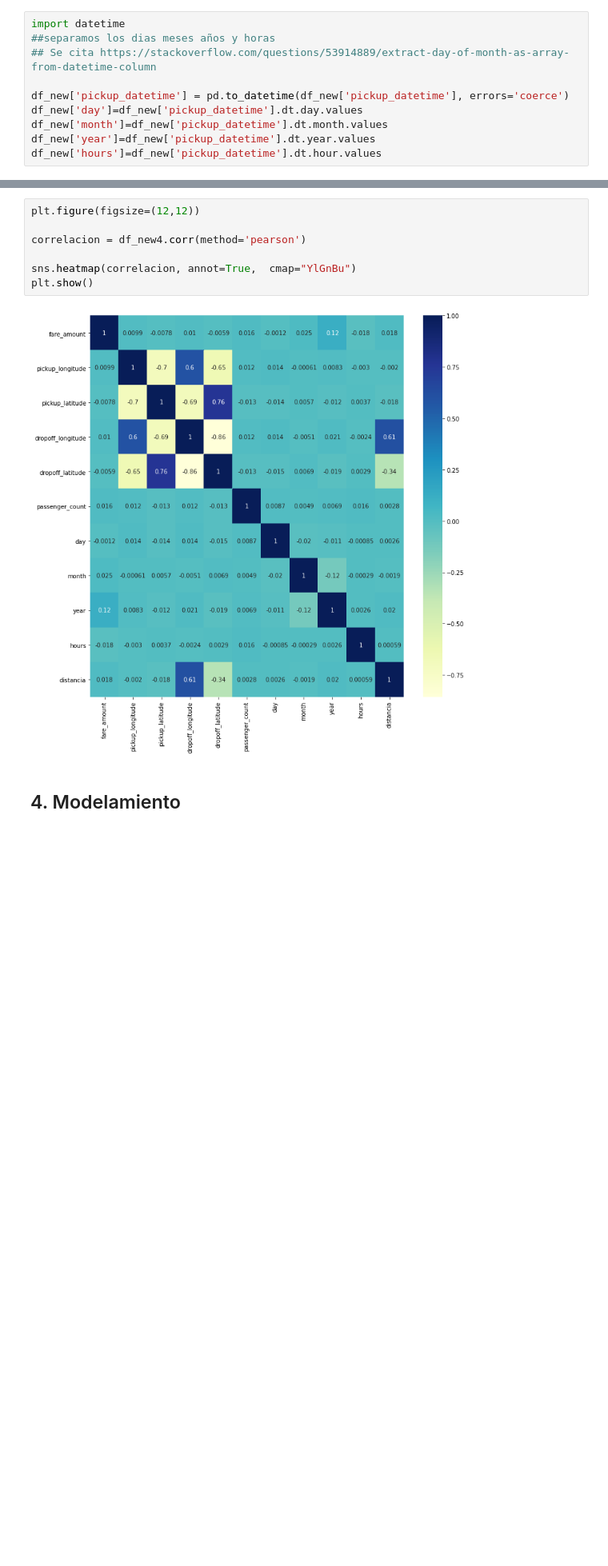
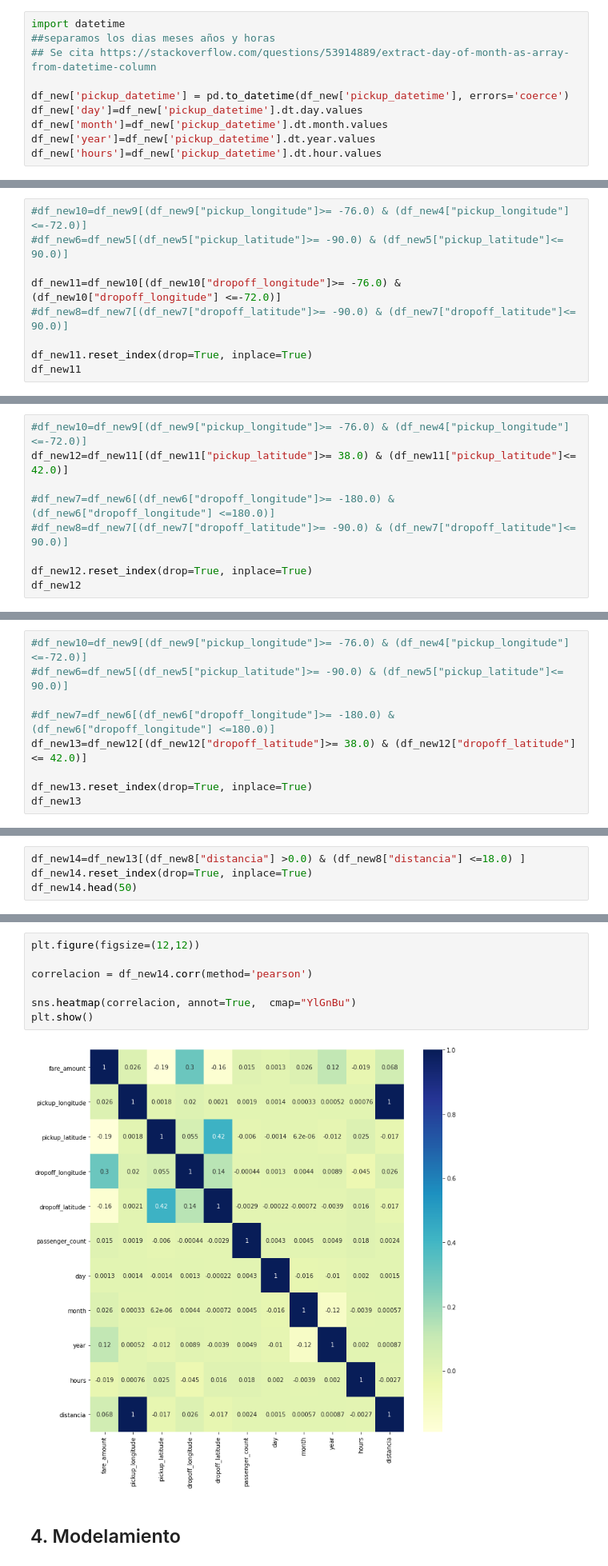
Before and after one commit to Sdann26/CC421-PC2, a Jupyter notebook: Proyecto.ipynb, the cells around one changed output, grey strips where cells are left out. Shown at 80% size. Cells and saved outputs as stored; diff of their text form; blank space fills up the shorter version.

```diff
--- a/Proyecto.ipynb
+++ b/Proyecto.ipynb
@@ -383,0 +451,9 @@ sns.distplot(df_new4['fare_amount'])
+# %%
+#df_new10=df_new9[(df_new9["pickup_longitude"]>= -76.0) & (df_new4["pickup_longitude"] <=-72.0)]
+#df_new6=df_new5[(df_new5["pickup_latitude"]>= -90.0) & (df_new5["pickup_latitude"]<= 90.0)]
+
+df_new11=df_new10[(df_new10["dropoff_longitude"]>= -76.0) & (df_new10["dropoff_longitude"] <=-72.0)]
+#df_new8=df_new7[(df_new7["dropoff_latitude"]>= -90.0) & (df_new7["dropoff_latitude"]<= 90.0)]
+
+df_new11.reset_index(drop=True, inplace=True)
+df_new11
@@ -383,0 +484,9 @@ sns.distplot(df_new4['fare_amount'])
+# %%
+#df_new10=df_new9[(df_new9["pickup_longitude"]>= -76.0) & (df_new4["pickup_longitude"] <=-72.0)]
+df_new12=df_new11[(df_new11["pickup_latitude"]>= 38.0) & (df_new11["pickup_latitude"]<= 42.0)]
+
+#df_new7=df_new6[(df_new6["dropoff_longitude"]>= -180.0) & (df_new6["dropoff_longitude"] <=180.0)]
+#df_new8=df_new7[(df_new7["dropoff_latitude"]>= -90.0) & (df_new7["dropoff_latitude"]<= 90.0)]
+
+df_new12.reset_index(drop=True, inplace=True)
+df_new12
@@ -383,0 +517,9 @@ sns.distplot(df_new4['fare_amount'])
+# %%
+#df_new10=df_new9[(df_new9["pickup_longitude"]>= -76.0) & (df_new4["pickup_longitude"] <=-72.0)]
+#df_new6=df_new5[(df_new5["pickup_latitude"]>= -90.0) & (df_new5["pickup_latitude"]<= 90.0)]
+
+#df_new7=df_new6[(df_new6["dropoff_longitude"]>= -180.0) & (df_new6["dropoff_longitude"] <=180.0)]
+df_new13=df_new12[(df_new12["dropoff_latitude"]>= 38.0) & (df_new12["dropoff_latitude"]<= 42.0)]
+
+df_new13.reset_index(drop=True, inplace=True)
+df_new13
@@ -383,0 +550,4 @@ sns.distplot(df_new4['fare_amount'])
+# %%
+df_new14=df_new13[(df_new8["distancia"] >0.0) & (df_new8["distancia"] <=18.0) ]
+df_new14.reset_index(drop=True, inplace=True)
+df_new14.head(50)
@@ -384,12 +572,12 @@ sns.distplot(df_new4['fare_amount'])
 # %%
 plt.figure(figsize=(12,12))
 
-correlacion = df_new4.corr(method='pearson')
+correlacion = df_new14.corr(method='pearson')
 
 sns.heatmap(correlacion, annot=True,  cmap="YlGnBu")
 plt.show()
 # %% [output]
-[figure, old version]
+[figure, new version]
 # %% [markdown]
 ## 4. Modelamiento
 # %%
```
Also changed, not shown: parts of 29 cells of this notebook.
